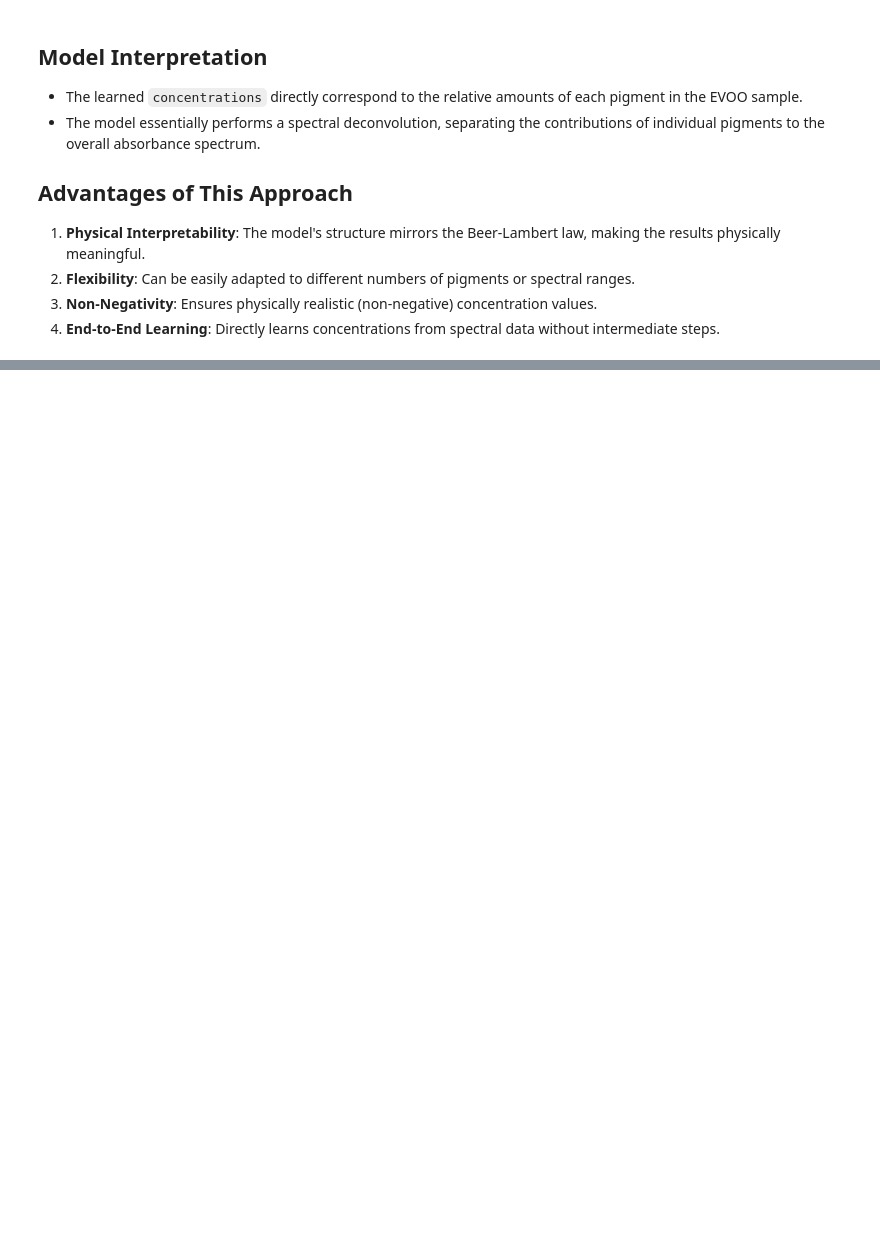
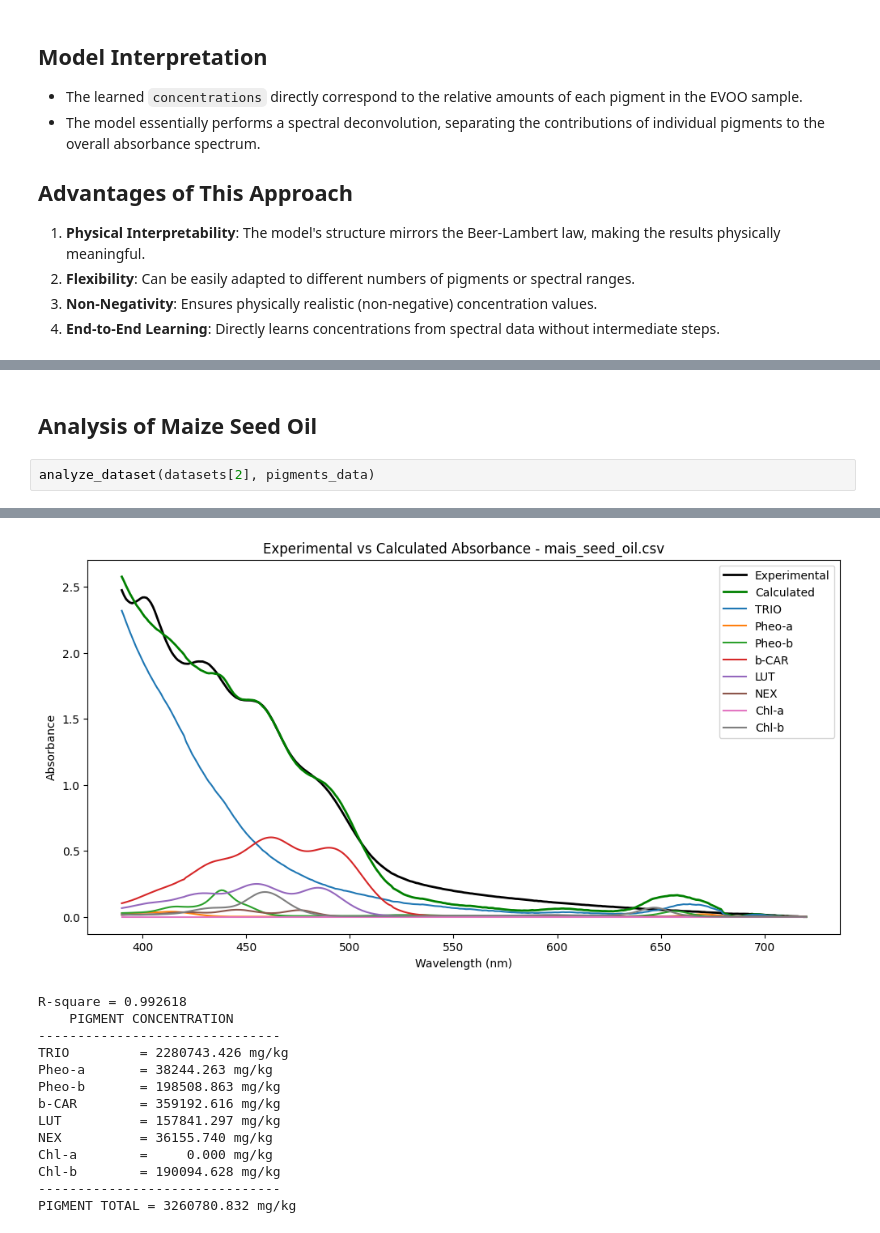
Before and after one commit to skashyapsri/Absorbance-Prediction-Using-ML, a Jupyter notebook: EVOO_Pigment_Analysis_using_Deep_Learning.ipynb, the cells around one changed output, grey strips where cells are left out. Drawn from its saved outputs; the diff is of its cells as text; blank space fills up the shorter version.

```diff
--- a/EVOO_Pigment_Analysis_using_Deep_Learning.ipynb
+++ b/EVOO_Pigment_Analysis_using_Deep_Learning.ipynb
@@ -204,0 +225,5 @@ PIGMENT TOTAL = 3307087.922 mg/kg
+# %% [markdown]
+## Analysis of Maize Seed Oil
+# %%
+analyze_dataset(datasets[2], pigments_data)
+# %% [output]
@@ -204,0 +241,14 @@ PIGMENT TOTAL = 3307087.922 mg/kg
+[figure, added]
+R-square = 0.992618
+    PIGMENT CONCENTRATION
+-------------------------------
+TRIO         = 2280743.426 mg/kg
+Pheo-a       = 38244.263 mg/kg
+Pheo-b       = 198508.863 mg/kg
+b-CAR        = 359192.616 mg/kg
+LUT          = 157841.297 mg/kg
+NEX          = 36155.740 mg/kg
+Chl-a        =     0.000 mg/kg
+Chl-b        = 190094.628 mg/kg
+-------------------------------
+PIGMENT TOTAL = 3260780.832 mg/kg
```
Also changed, not shown: parts of 23 cells of this notebook.
